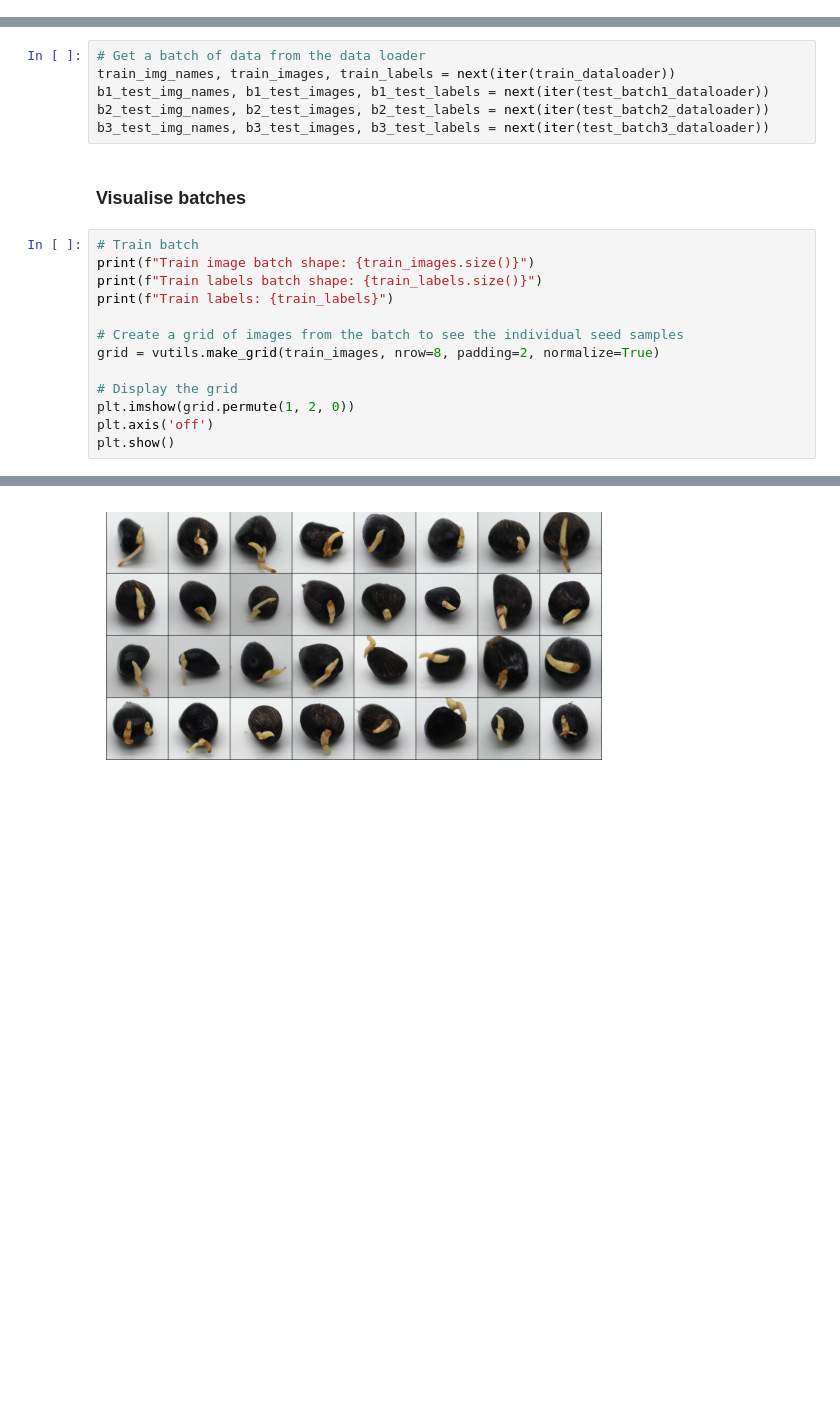
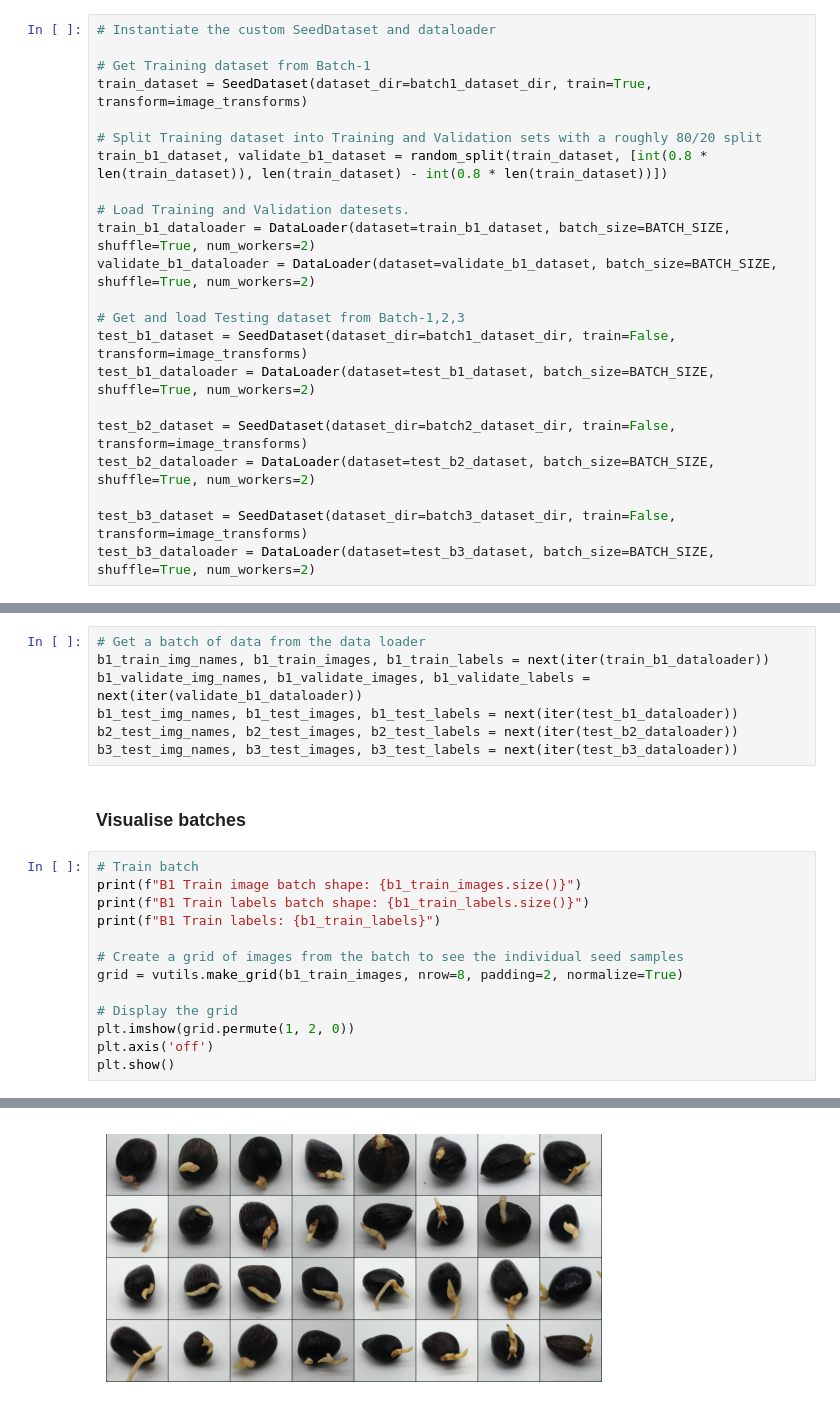
Before and after one commit to malvibid/COMP3029-Computer-Vision, a Jupyter notebook: COMP3029_Computer_Vision_Coursework.ipynb, the cells around one changed output, grey strips where cells are left out. Saved outputs shown, nothing was run; the diff lists cells and outputs as text; blank space fills up the shorter version.

Commit message:
Split B1 Training set into Train and Validate sets

```diff
--- a/COMP3029_Computer_Vision_Coursework.ipynb
+++ b/COMP3029_Computer_Vision_Coursework.ipynb
@@ -326,3 +318,25 @@ test_batch3_dataloader = DataLoader(dataset=test_batch3_dataset, batch_size=BATC
+# %%
+# Instantiate the custom SeedDataset and dataloader
+
+# Get Training dataset from Batch-1
+train_dataset = SeedDataset(dataset_dir=batch1_dataset_dir, train=True, transform=image_transforms)
+
+# Split Training dataset into Training and Validation sets with a roughly 80/20 split
+train_b1_dataset, validate_b1_dataset = random_split(train_dataset, [int(0.8 * len(train_dataset)), len(train_dataset) - int(0.8 * len(train_dataset))])
+
+# Load Training and Validation datesets.
+train_b1_dataloader = DataLoader(dataset=train_b1_dataset, batch_size=BATCH_SIZE, shuffle=True, num_workers=2)
+validate_b1_dataloader = DataLoader(dataset=validate_b1_dataset, batch_size=BATCH_SIZE, shuffle=True, num_workers=2)
+
+# Get and load Testing dataset from Batch-1,2,3
+test_b1_dataset = SeedDataset(dataset_dir=batch1_dataset_dir, train=False, transform=image_transforms)
+test_b1_dataloader = DataLoader(dataset=test_b1_dataset, batch_size=BATCH_SIZE, shuffle=True, num_workers=2)
+
+test_b2_dataset = SeedDataset(dataset_dir=batch2_dataset_dir, train=False, transform=image_transforms)
+test_b2_dataloader = DataLoader(dataset=test_b2_dataset, batch_size=BATCH_SIZE, shuffle=True, num_workers=2)
+
+test_b3_dataset = SeedDataset(dataset_dir=batch3_dataset_dir, train=False, transform=image_transforms)
+test_b3_dataloader = DataLoader(dataset=test_b3_dataset, batch_size=BATCH_SIZE, shuffle=True, num_workers=2)
 # %% [markdown]
 ## Testing dataset and dataloader
 # %%
@@ -352,20 +372,21 @@ B3 Test Dataset length: 1198
 B3 Test Data sample: ('badtest10.jpg', '/content/drive/My Drive/UNM/COMP3029-Computer-Vision-Labs/Coursework/Datasets/Batch-3/seedsegment/test/BadSeed/badtest10.jpg', 0)
 # %%
 # Get a batch of data from the data loader
-train_img_names, train_images, train_labels = next(iter(train_dataloader))
-b1_test_img_names, b1_test_images, b1_test_labels = next(iter(test_batch1_dataloader))
-b2_test_img_names, b2_test_images, b2_test_labels = next(iter(test_batch2_dataloader))
-b3_test_img_names, b3_test_images, b3_test_labels = next(iter(test_batch3_dataloader))
+b1_train_img_names, b1_train_images, b1_train_labels = next(iter(train_b1_dataloader))
+b1_validate_img_names, b1_validate_images, b1_validate_labels = next(iter(validate_b1_dataloader))
+b1_test_img_names, b1_test_images, b1_test_labels = next(iter(test_b1_dataloader))
+b2_test_img_names, b2_test_images, b2_test_labels = next(iter(test_b2_dataloader))
+b3_test_img_names, b3_test_images, b3_test_labels = next(iter(test_b3_dataloader))
 # %% [markdown]
 ### Visualise batches
 # %%
 # Train batch
-print(f"Train image batch shape: {train_images.size()}")
-print(f"Train labels batch shape: {train_labels.size()}")
-print(f"Train labels: {train_labels}")
+print(f"B1 Train image batch shape: {b1_train_images.size()}")
+print(f"B1 Train labels batch shape: {b1_train_labels.size()}")
+print(f"B1 Train labels: {b1_train_labels}")
 
 # Create a grid of images from the batch to see the individual seed samples
-grid = vutils.make_grid(train_images, nrow=8, padding=2, normalize=True)
+grid = vutils.make_grid(b1_train_images, nrow=8, padding=2, normalize=True)
 
 # Display the grid
 plt.imshow(grid.permute(1, 2, 0))
@@ -379 +400 @@ Train labels: tensor([1, 0, 0, 0, 1, 0, 0, 0, 1, 0, 1, 0, 0, 1, 0, 1, 1, 1, 0, 1
-[figure, old version]
+[figure, new version]
```
Also changed, not shown: parts of 10 cells of this notebook.
